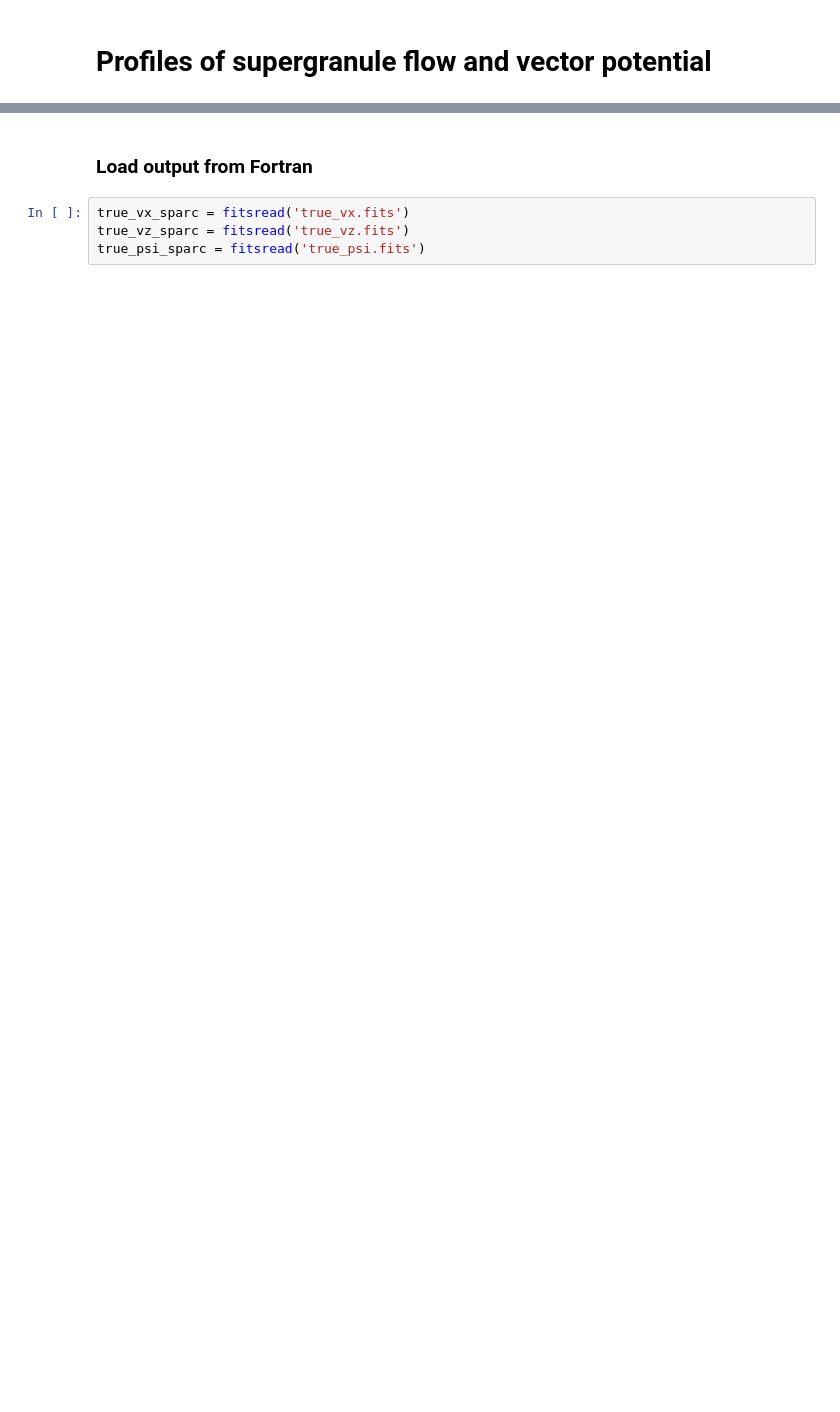
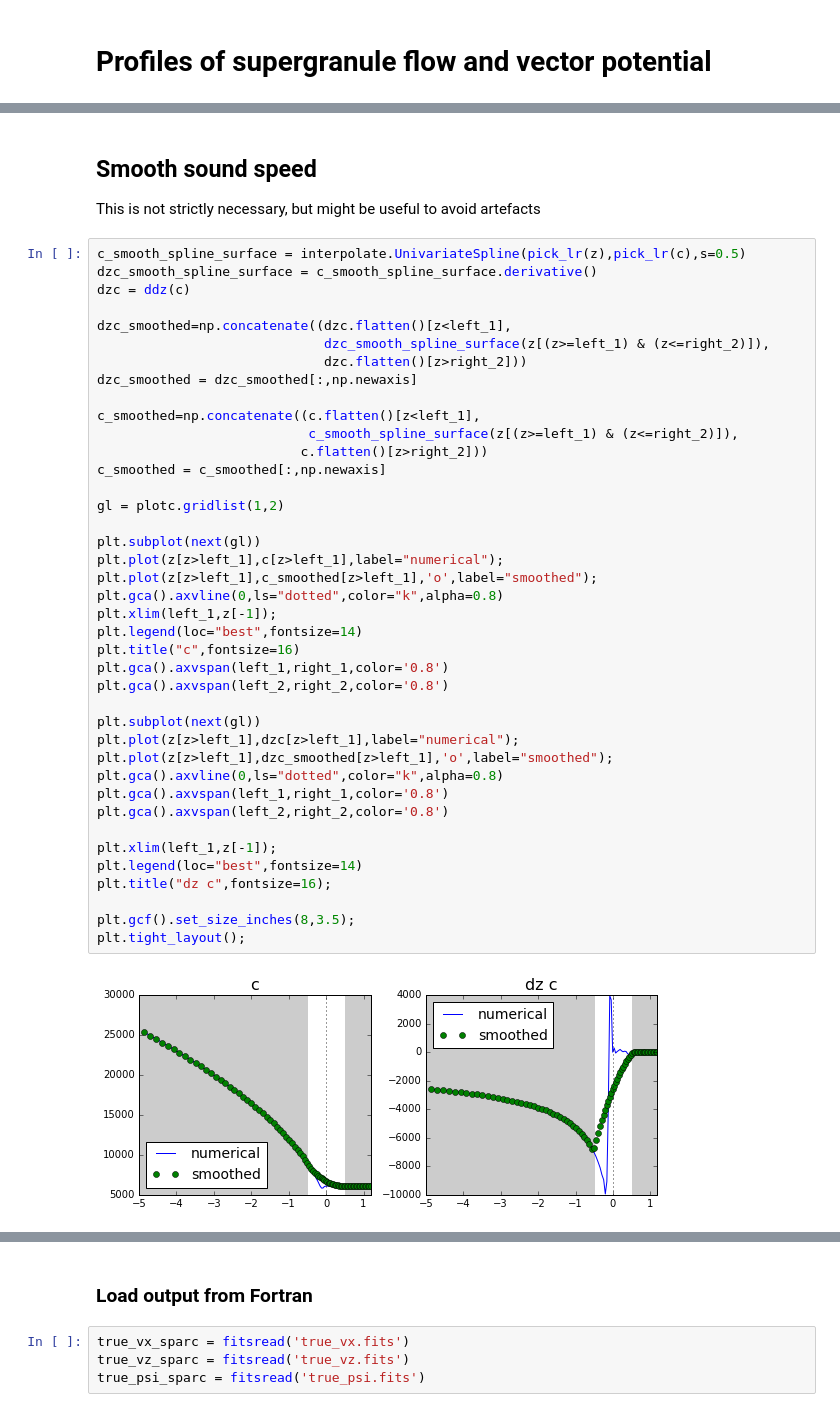
Before and after one commit to jishnub/sparc_flows, a Jupyter notebook: Supergranule.ipynb, the cells around one changed output, grey strips where cells are left out. Saved outputs shown, nothing was run; the diff lists cells and outputs as text; blank space fills up the shorter version.

```diff
--- a/Supergranule.ipynb
+++ b/Supergranule.ipynb
@@ -46,0 +360,45 @@ def ddz(arr):
+# %% [markdown]
+## Smooth sound speed
+This is not strictly necessary, but might be useful to avoid artefacts
+# %%
+c_smooth_spline_surface = interpolate.UnivariateSpline(pick_lr(z),pick_lr(c),s=0.5)
+dzc_smooth_spline_surface = c_smooth_spline_surface.derivative()
+dzc = ddz(c)
+
+dzc_smoothed=np.concatenate((dzc.flatten()[z<left_1],
+                             dzc_smooth_spline_surface(z[(z>=left_1) & (z<=right_2)]),
+                             dzc.flatten()[z>right_2]))
+dzc_smoothed = dzc_smoothed[:,np.newaxis]
+
+c_smoothed=np.concatenate((c.flatten()[z<left_1],
+                           c_smooth_spline_surface(z[(z>=left_1) & (z<=right_2)]),
+                          c.flatten()[z>right_2]))
+c_smoothed = c_smoothed[:,np.newaxis]
+
+gl = plotc.gridlist(1,2)
+
+plt.subplot(next(gl))
+plt.plot(z[z>left_1],c[z>left_1],label="numerical");
+plt.plot(z[z>left_1],c_smoothed[z>left_1],'o',label="smoothed");
+plt.gca().axvline(0,ls="dotted",color="k",alpha=0.8)
+plt.xlim(left_1,z[-1]);
+plt.legend(loc="best",fontsize=14)
+plt.title("c",fontsize=16)
+plt.gca().axvspan(left_1,right_1,color='0.8')
+plt.gca().axvspan(left_2,right_2,color='0.8')
+
+plt.subplot(next(gl))
+plt.plot(z[z>left_1],dzc[z>left_1],label="numerical");
+plt.plot(z[z>left_1],dzc_smoothed[z>left_1],'o',label="smoothed");
+plt.gca().axvline(0,ls="dotted",color="k",alpha=0.8)
+plt.gca().axvspan(left_1,right_1,color='0.8')
+plt.gca().axvspan(left_2,right_2,color='0.8')
+
+plt.xlim(left_1,z[-1]);
+plt.legend(loc="best",fontsize=14)
+plt.title("dz c",fontsize=16);
+
+plt.gcf().set_size_inches(8,3.5);
+plt.tight_layout();
+# %% [output]
+[figure, added]
```
Also changed, not shown: parts of 30 cells of this notebook, 9 other files.
